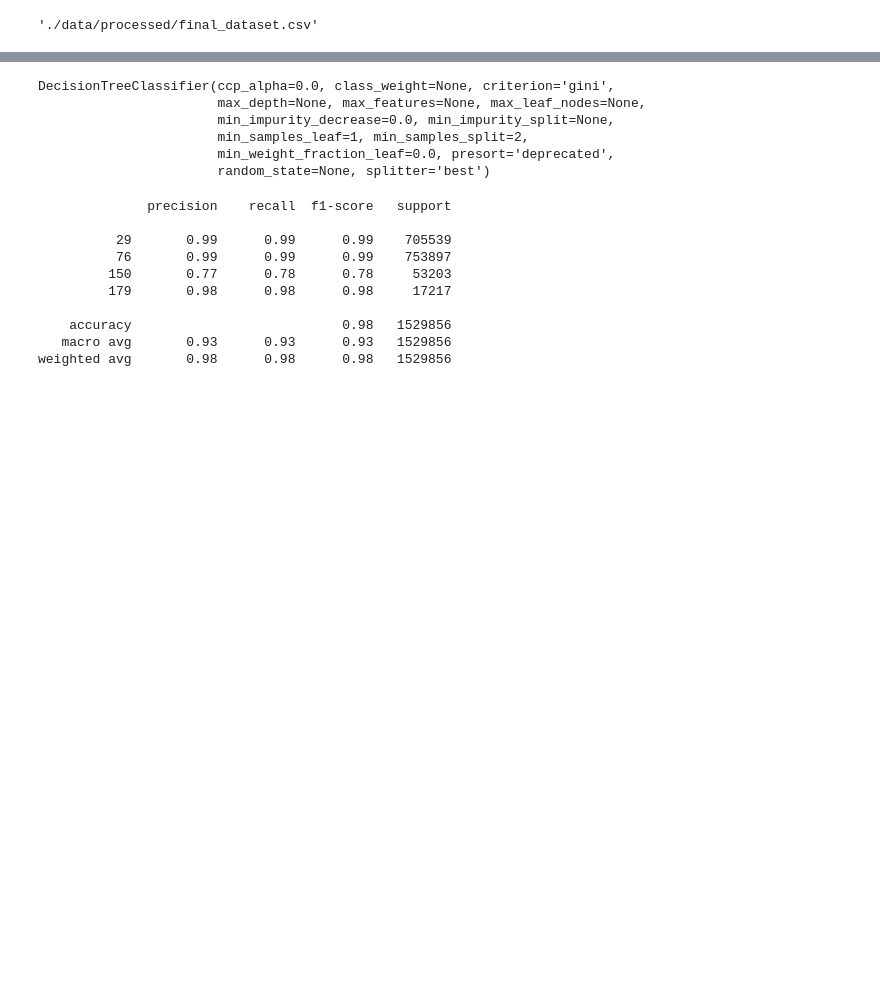
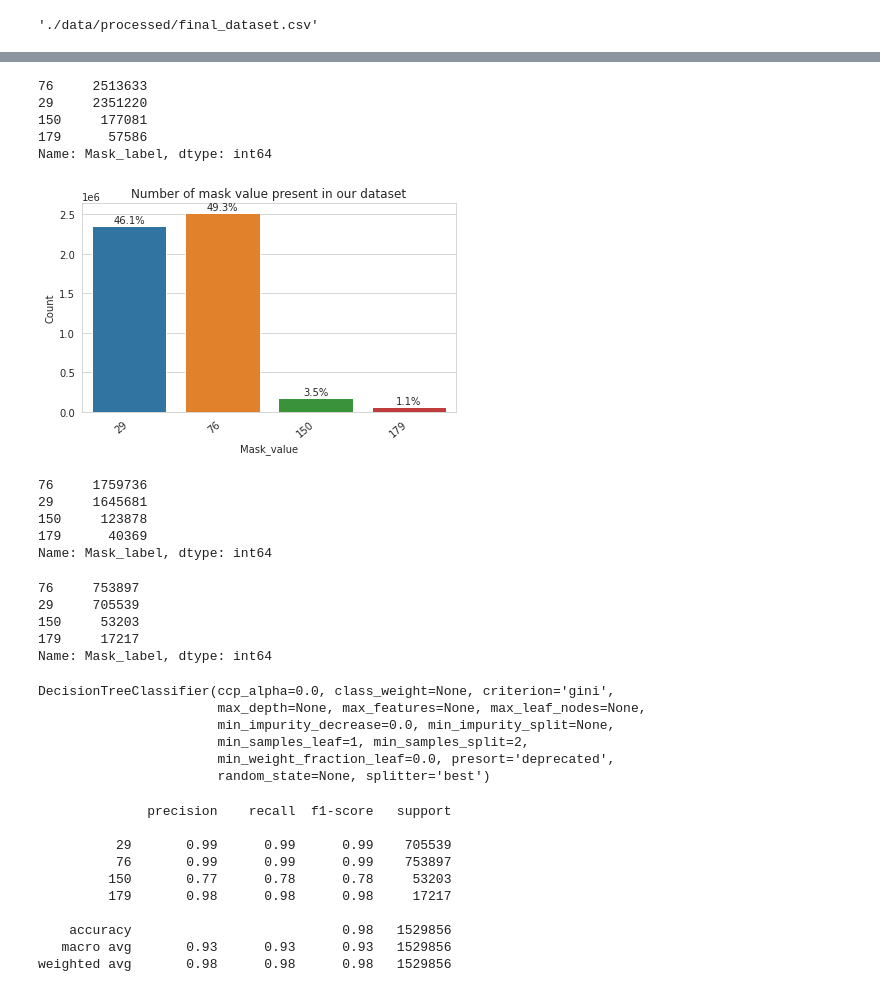
Before and after one commit to utsavdarlami/sandstone_segmentation, a Jupyter notebook: notebooks/02_Model_Training.ipynb, the cells around one changed output, grey strips where cells are left out. Cells and saved outputs as stored; diff of their text form; code cells hidden in the pictures; blank space fills up the shorter version.

```diff
--- a/notebooks/02_Model_Training.ipynb
+++ b/notebooks/02_Model_Training.ipynb
@@ -83,8 +78,51 @@ final_dataframe = pd.read_csv(dataset_path)
 # %%
 X = final_dataframe.drop('Mask_label', axis = 1)
 y = final_dataframe['Mask_label']
+# %%
+final_dataframe['Mask_label'].value_counts()
+# %% [output]
+76     2513633
+29     2351220
+150     177081
+179      57586
+Name: Mask_label, dtype: int64
+# %%
+sns.set_style("whitegrid")
+ax = sns.countplot(x=final_dataframe['Mask_label'],linewidth=1)
+plt.title('Number of mask value present in our dataset')
+plt.xlabel('Mask_value')
+plt.ylabel('Count')
+
+ax.set_xticklabels(ax.get_xticklabels(), rotation=40, ha="right")
+
+total = len(final_dataframe)
+for p in ax.patches:
+    percentage = f'{100 * p.get_height() / total:.1f}%\n'
+    i = p.get_x() + p.get_width() / 2
+    j = p.get_height()
+    ax.annotate(percentage, (i, j), ha='center', va='center')
+plt.tight_layout()
+plt.show()
+# %% [output]
+[figure, added]
 # %%
 X_train, X_test, y_train, y_test = train_test_split(X, y, test_size=0.30, random_state=101)
+# %%
+y_train.value_counts()
+# %% [output]
+76     1759736
+29     1645681
+150     123878
+179      40369
+Name: Mask_label, dtype: int64
+# %%
+y_test.value_counts()
+# %% [output]
+76     753897
+29     705539
+150     53203
+179     17217
+Name: Mask_label, dtype: int64
 # %%
 from sklearn.tree import DecisionTreeClassifier
 # %%
```
Also changed, not shown: parts of 39 cells of this notebook.
